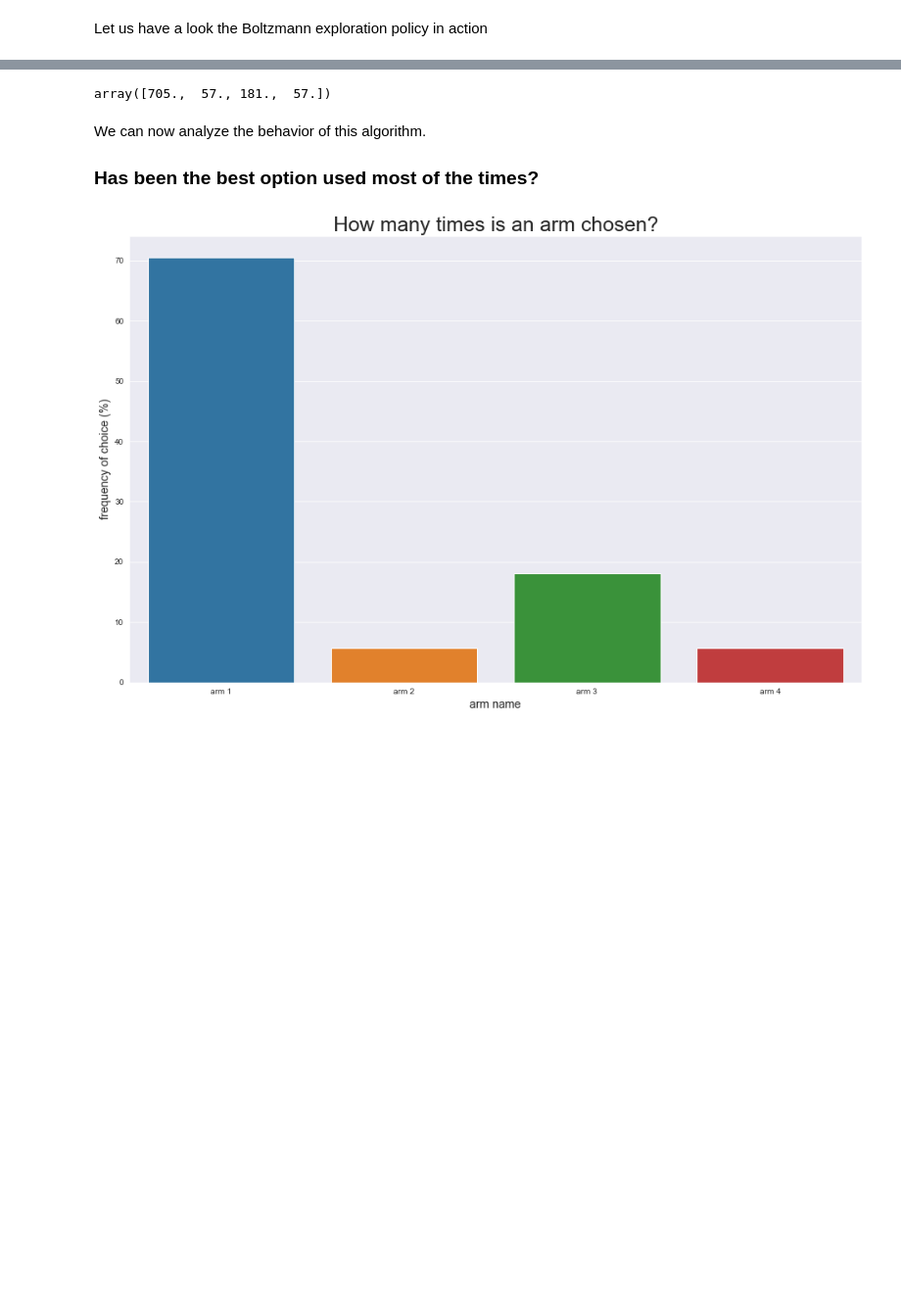
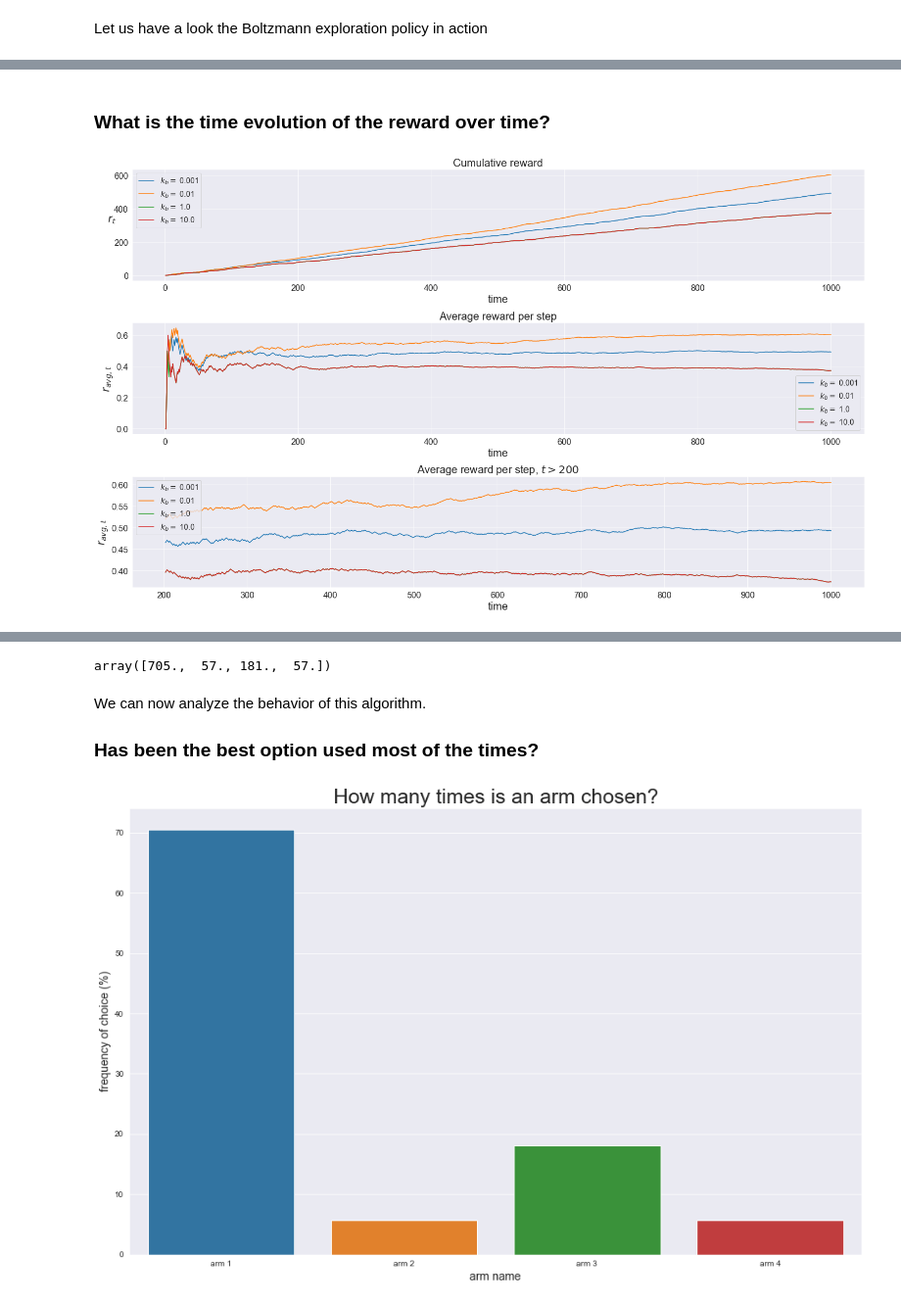
Before and after one commit to Fracappo87/RL, a Jupyter notebook: examples/K-armed_bandit_algorithms.ipynb, the cells around one changed output, grey strips where cells are left out. Shown at 98% size. Saved outputs shown, nothing was run; the diff lists cells and outputs as text; code cells hidden in the pictures; blank space fills up the shorter version.

```diff
--- a/examples/K-armed_bandit_algorithms.ipynb
+++ b/examples/K-armed_bandit_algorithms.ipynb
@@ -502,2 +519,44 @@ array([101, 491, 408])
+# %% [markdown]
+### What is the time evolution of the reward over time?
+# %%
+total_reward_1 = learner_1.compute_step_cumulative_reward(toy_dataset.values)
+total_reward_2 = learner_2.compute_step_cumulative_reward(toy_dataset.values)
+total_reward_3 = learner_3.compute_step_cumulative_reward(toy_dataset.values)
+total_reward_4 = learner_4.compute_step_cumulative_reward(toy_dataset.values)
+# %%
+fig, (ax1,ax2,ax3) = plt.subplots(3,1,figsize=(20,12))
+
+xpoints = np.arange(1,learner_1.number_of_trials+1)
+for learner,total_reward in  zip([learner_1,learner_2,learner_3,learner_4],
+                                 [total_reward_1,total_reward_2,total_reward_3,total_reward_4]):
+    ax1.plot(xpoints,total_reward,label='$k_b=$ {}'.format(learner.kappa))
+ax1.set_xlabel('time',fontsize=20)
+ax1.set_ylabel('$r_t$',fontsize=20,rotation='horizontal')
+ax1.set_title('Cumulative reward',fontsize=20)
+ax1.legend(prop={'size': 14})
+ax1.tick_params(axis='both', which='major', labelsize=16)
+
+for learner,total_reward in  zip([learner_1,learner_2,learner_3,learner_4],
+                                 [total_reward_1,total_reward_2,total_reward_3,total_reward_4]):
+    ax2.plot(xpoints,total_reward/xpoints,label='$k_b=$ {}'.format(learner.kappa))
+ax2.set_xlabel('time',fontsize=20)
+ax2.set_ylabel('$r_{avg,t}$',fontsize=20)
+ax2.set_title('Average reward per step',fontsize=20)
+ax2.legend(prop={'size': 14})
+ax2.tick_params(axis='both', which='major', labelsize=16)
+
+for learner,total_reward in  zip([learner_1,learner_2,learner_3,learner_4],
+                                 [total_reward_1,total_reward_2,total_reward_3,total_reward_4]):
+    ax3.plot(xpoints[201:],total_reward[201:]/xpoints[201:],label='$k_b=$ {}'.format(learner.kappa))
+ax3.set_xlabel('time',fontsize=20)
+ax3.set_ylabel('$r_{avg,t}$',fontsize=20)
+ax3.set_title('Average reward per step, $t > 200$',fontsize=20)
+ax3.legend(prop={'size': 14})
+ax3.tick_params(axis='both', which='major', labelsize=16)
+
+plt.tight_layout()
+plt.show()
+# %% [output]
+[figure, added]
 # %% [markdown]
 ## Upper Confidence Bound
```
Also changed, not shown: parts of 20 cells of this notebook, 2 other files.
